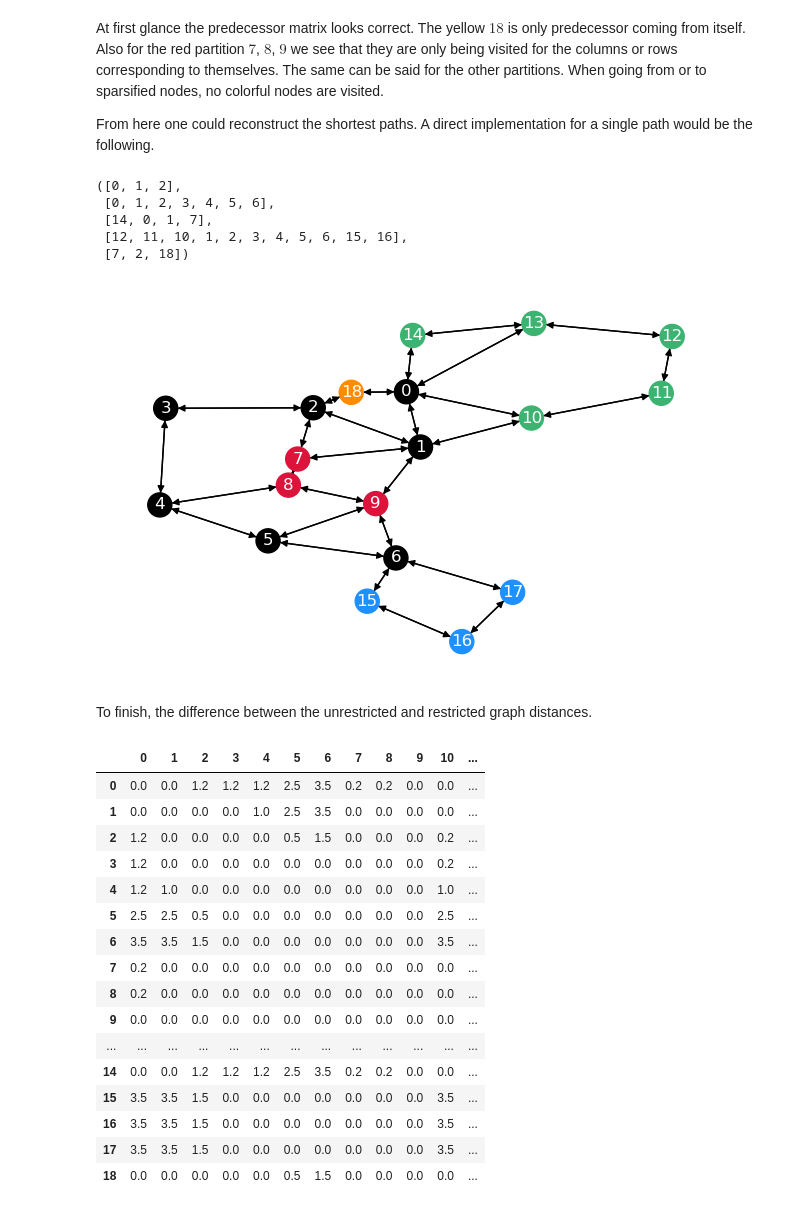
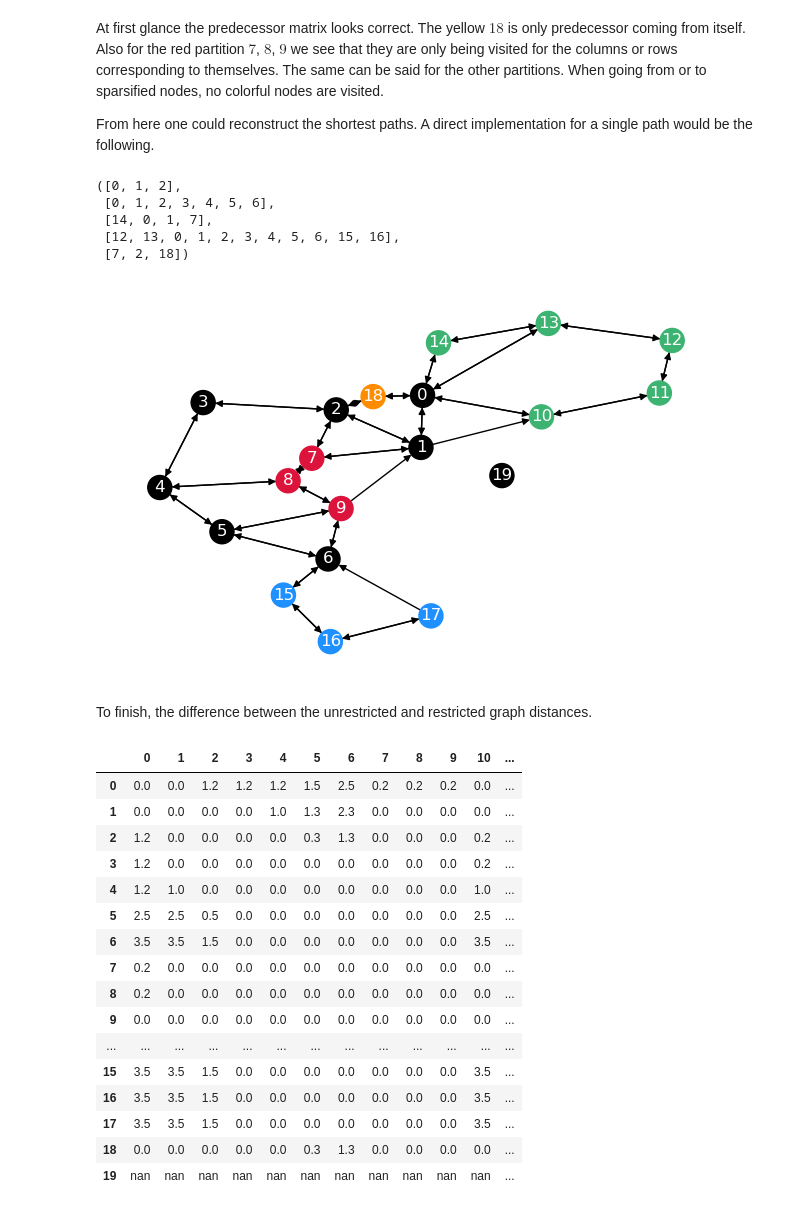
Before and after one commit to NERDSITU/superblockify, a Jupyter notebook: scripts/TestingNotebooks/20230409-dist_calc_restricted_code.ipynb, the cells around one changed output. Saved outputs shown, nothing was run; the diff lists cells and outputs as text; code cells hidden in the pictures.

Commit message:
Improve distance calculation examples

```diff
--- a/scripts/TestingNotebooks/20230409-dist_calc_restricted_code.ipynb
+++ b/scripts/TestingNotebooks/20230409-dist_calc_restricted_code.ipynb
@@ -219,6 +219,13 @@ def colored_predecessors(preds, graph=G, node_order=node_order,
                         columns=node_order_indices).style. \
         applymap(lambda x: f"color: {graph.nodes[node_order[x]]['partition']}"
     if x != -9999 else "")
+
+
+def colored_distances(dists, precision, cmap='Blues', node_order=node_order):
+    return pd.DataFrame(dists, index=node_order, columns=node_order).style. \
+        background_gradient(cmap=cmap, vmin=np.ma.masked_invalid(dists).min(),
+                            vmax=np.ma.masked_invalid(dists).max()). \
+        format(precision=precision)
 # %%
 min_mask = dist_leaving < dist_entering
 dist_le = dist_entering.copy()
@@ -454,7 +464,14 @@ G_2 = nx.DiGraph(nx.Graph(
         (17, 6, {"weight": 1}),
     ]
 ))
-n_sparse = [0, 1, 2, 3, 4, 5, 6]
+# Isolated node
+G_2.add_node(19)
+# Delete directed edges (1, 9), (6, 17), (10, 1)
+G_2.remove_edges_from([(1, 9), (6, 17), (10, 1)])
+# Add longer edge 0 -> 13
+G_2.add_edge(0, 13, weight=G_2[0][13]["weight"] * 2)
+
+n_sparse = [0, 1, 2, 3, 4, 5, 6, 19]
 partitions = {
     "sparsified":
         {"nodes": n_sparse, "color": "black", "subgraph": G_2.subgraph(n_sparse)},
@@ -575,7 +584,7 @@ reconstruct_path(pred, 0, 2), reconstruct_path(pred, 0, 6), \
 ([0, 1, 2],
  [0, 1, 2, 3, 4, 5, 6],
  [14, 0, 1, 7],
- [12, 11, 10, 1, 2, 3, 4, 5, 6, 15, 16],
+ [12, 13, 0, 1, 2, 3, 4, 5, 6, 15, 16],
  [7, 2, 18])
 # %%
 nx.draw(G_2, with_labels=True, node_color=[G_2.nodes[n]["partition"] for n in G_2
@@ -585,22 +594,22 @@ nx.draw(G_2, with_labels=True, node_color=[G_2.nodes[n]["partition"] for n in G_
         ax=plt.figure(figsize=(8, 5)).gca(),
         )
 # %% [output]
-[figure, old version]
+[figure, new version]
 # %% [markdown]
 To finish, the difference between the unrestricted and restricted graph distances.
 # %%
-display(pd.DataFrame(
+display(colored_distances(
     dist - dijkstra(nx.to_scipy_sparse_array(G_2, nodelist=node_order_2),
                     directed=True,
                     return_predecessors=False),
-    index=node_order_2, columns=node_order_2).style. \
-        format(precision=1).background_gradient(cmap='Reds'). \
-        set_table_attributes('style="font-size: 12px"'))
+    1, 'Reds', node_order=node_order_2). \
+        set_table_attributes('style="font-size: 12px"'),
+        )
 # %% [output]
 |  | 0 | 1 | 2 | 3 | 4 | 5 | 6 | 7 | 8 | 9 | 10 | ... |
-| 0 | 0.0 | 0.0 | 1.2 | 1.2 | 1.2 | 2.5 | 3.5 | 0.2 | 0.2 | 0.0 | 0.0 | ... |
-| 1 | 0.0 | 0.0 | 0.0 | 0.0 | 1.0 | 2.5 | 3.5 | 0.0 | 0.0 | 0.0 | 0.0 | ... |
-| 2 | 1.2 | 0.0 | 0.0 | 0.0 | 0.0 | 0.5 | 1.5 | 0.0 | 0.0 | 0.0 | 0.2 | ... |
+| 0 | 0.0 | 0.0 | 1.2 | 1.2 | 1.2 | 1.5 | 2.5 | 0.2 | 0.2 | 0.2 | 0.0 | ... |
+| 1 | 0.0 | 0.0 | 0.0 | 0.0 | 1.0 | 1.3 | 2.3 | 0.0 | 0.0 | 0.0 | 0.0 | ... |
+| 2 | 1.2 | 0.0 | 0.0 | 0.0 | 0.0 | 0.3 | 1.3 | 0.0 | 0.0 | 0.0 | 0.2 | ... |
 | 3 | 1.2 | 0.0 | 0.0 | 0.0 | 0.0 | 0.0 | 0.0 | 0.0 | 0.0 | 0.0 | 0.2 | ... |
 | 4 | 1.2 | 1.0 | 0.0 | 0.0 | 0.0 | 0.0 | 0.0 | 0.0 | 0.0 | 0.0 | 1.0 | ... |
 | 5 | 2.5 | 2.5 | 0.5 | 0.0 | 0.0 | 0.0 | 0.0 | 0.0 | 0.0 | 0.0 | 2.5 | ... |
@@ -609,8 +618,8 @@ display(pd.DataFrame(
 | 8 | 0.2 | 0.0 | 0.0 | 0.0 | 0.0 | 0.0 | 0.0 | 0.0 | 0.0 | 0.0 | 0.0 | ... |
 | 9 | 0.0 | 0.0 | 0.0 | 0.0 | 0.0 | 0.0 | 0.0 | 0.0 | 0.0 | 0.0 | 0.0 | ... |
 | ... | ... | ... | ... | ... | ... | ... | ... | ... | ... | ... | ... | ... |
-| 14 | 0.0 | 0.0 | 1.2 | 1.2 | 1.2 | 2.5 | 3.5 | 0.2 | 0.2 | 0.0 | 0.0 | ... |
 | 15 | 3.5 | 3.5 | 1.5 | 0.0 | 0.0 | 0.0 | 0.0 | 0.0 | 0.0 | 0.0 | 3.5 | ... |
 | 16 | 3.5 | 3.5 | 1.5 | 0.0 | 0.0 | 0.0 | 0.0 | 0.0 | 0.0 | 0.0 | 3.5 | ... |
 | 17 | 3.5 | 3.5 | 1.5 | 0.0 | 0.0 | 0.0 | 0.0 | 0.0 | 0.0 | 0.0 | 3.5 | ... |
-| 18 | 0.0 | 0.0 | 0.0 | 0.0 | 0.0 | 0.5 | 1.5 | 0.0 | 0.0 | 0.0 | 0.0 | ... |
+| 18 | 0.0 | 0.0 | 0.0 | 0.0 | 0.0 | 0.3 | 1.3 | 0.0 | 0.0 | 0.0 | 0.0 | ... |
+| 19 | nan | nan | nan | nan | nan | nan | nan | nan | nan | nan | nan | ... |
```
Also changed, not shown: parts of 6 cells of this notebook, 1 other file.
